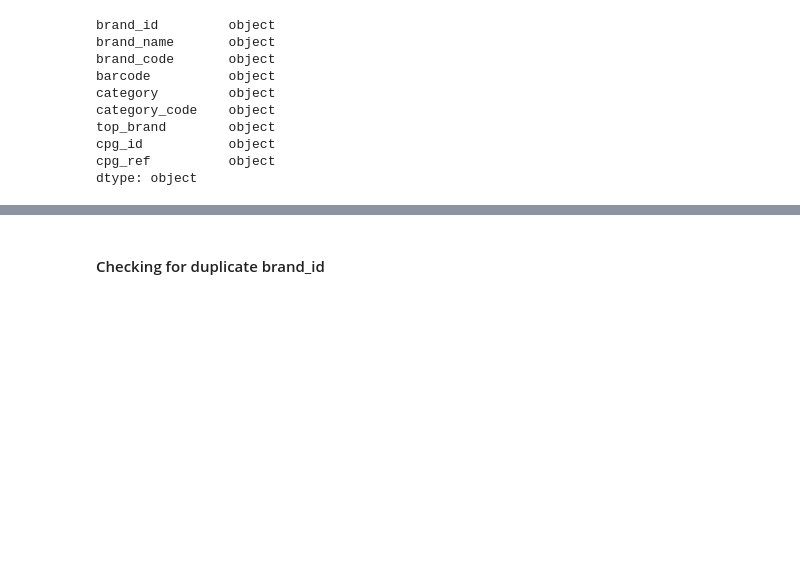
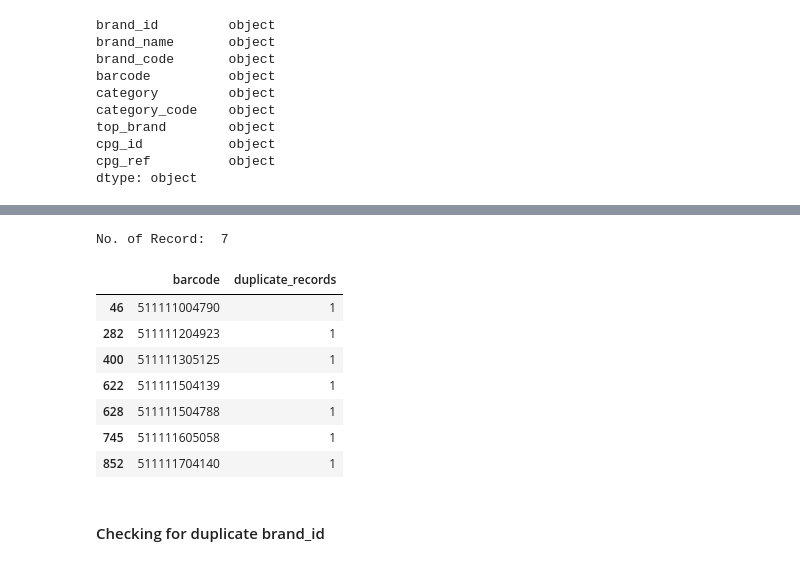
Before and after one commit to sayeedahmed01/analytics-engineer-task, a Jupyter notebook: scripts/data_quality_checks.ipynb, the cells around one changed output, grey strips where cells are left out. Drawn from its saved outputs; the diff is of its cells as text; code cells hidden in the pictures; blank space fills up the shorter version.

```diff
--- a/scripts/data_quality_checks.ipynb
+++ b/scripts/data_quality_checks.ipynb
@@ -389,3 +406,22 @@ dtype: object
+# %%
+barcode_duplicate_record = brands_df.groupby('barcode').size().reset_index(name='counts')
+
+barcode_duplicate_record = barcode_duplicate_record[barcode_duplicate_record['counts'] > 1]
+
+barcode_duplicate_record['duplicate_records'] = barcode_duplicate_record['counts'] - 1
+
+print('No. of Record: ', len(barcode_duplicate_record))
+barcode_duplicate_record[['barcode', 'duplicate_records']]
+# %% [output]
+No. of Record:  7
+|  | barcode | duplicate_records |
+| 46 | 511111004790 | 1 |
+| 282 | 511111204923 | 1 |
+| 400 | 511111305125 | 1 |
+| 622 | 511111504139 | 1 |
+| 628 | 511111504788 | 1 |
+| 745 | 511111605058 | 1 |
+| 852 | 511111704140 | 1 |
 # %% [markdown]
 #### Checking for duplicate brand_id
 # %%
```
Also changed, not shown: parts of 4 cells of this notebook, 7 other files.
